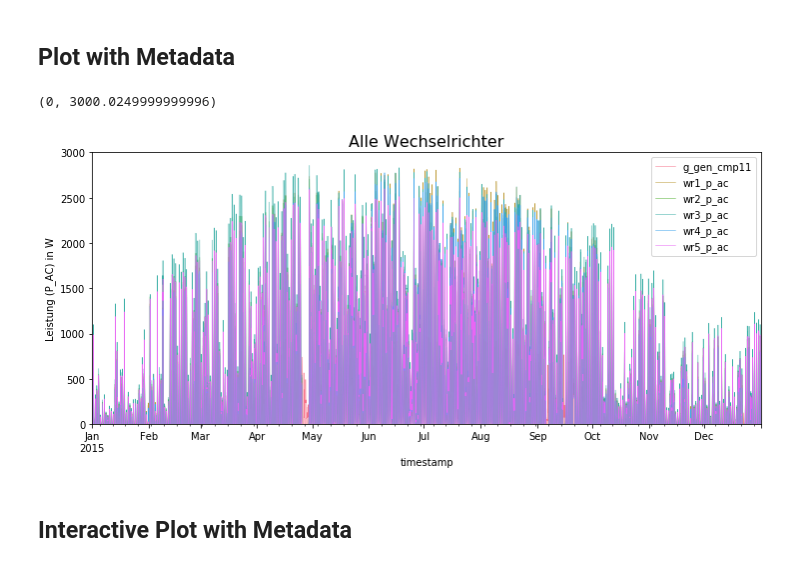
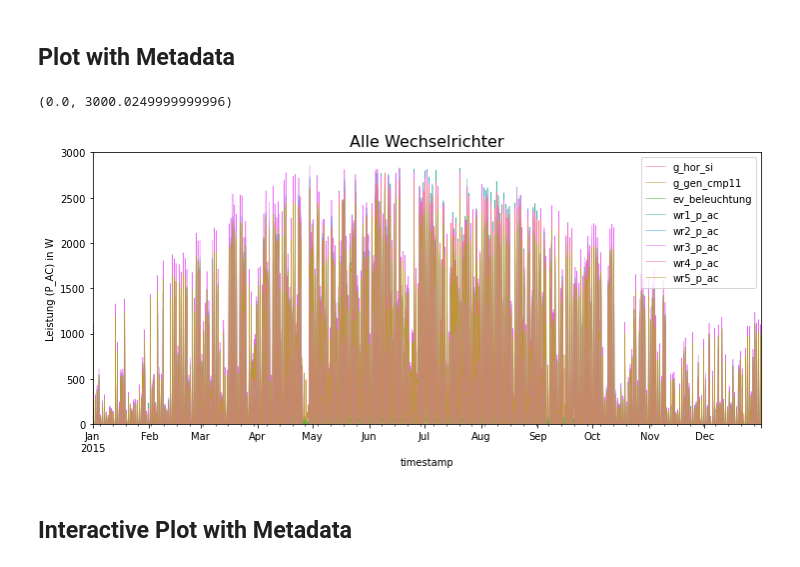
Before and after one commit to htw-pv3/weather-data, a Jupyter notebook: python/pv3_sonnja_db_wr.ipynb, the cells around one changed output. Drawn from its saved outputs; the diff is of its cells as text; code cells hidden in the pictures.

Commit message:
HOTFIX: Update jupy plots

```diff
--- a/python/pv3_sonnja_db_wr.ipynb
+++ b/python/pv3_sonnja_db_wr.ipynb
@@ -42,7 +42,7 @@ def postgres_session():
     print('Please provide connection parameters to database:\n' +
               'Hit [Enter] to take defaults')
     host = 'localhost' # input('host (default 130.226.55.43): ')
-    port = '5434' # input('port (default 5432): ')
+    port = '5432' # input('port (default 5432): ')
     database = 'sonnja_db' # input("database name (default 'reeem'): ")
     user = 'sonnja' # input('user (default postgres): ')
     # password = input('password: ')
@@ -109,7 +109,7 @@ Requires script: htw_pv3_postgresql_06_data_join.sql
 # %%
 # Database select (SQL)
 sql = text("""
-    SELECT  timestamp, g_gen_cmp11, wr1_p_ac, wr2_p_ac, wr3_p_ac, wr4_p_ac, wr5_p_ac   -- column
+    SELECT  timestamp, g_hor_si, g_gen_cmp11, ev_beleuchtung, wr1_p_ac, wr2_p_ac, wr3_p_ac, wr4_p_ac, wr5_p_ac   -- column
     FROM    pv3.pv3_time_sun_weather_allwr_2015_mview  -- table
     """)
 df = pd.read_sql_query(sql, con)
@@ -155,7 +155,7 @@ The important information from the above select (**df**) is collected in a Dicti
 # %%
 # Facts dict
 info_dict = {}
-info_dict['Filename'] = ['{}_pv3_sonnja_plot_all_wr'.format(pd.to_datetime('today').strftime("%Y-%m-%d"))]
+info_dict['Filename'] = ['{}_pv3_sonnja_db_wr'.format(pd.to_datetime('today').strftime("%Y-%m-%d"))]
 info_dict['Value'] = ['Leistung (P_AC)']
 info_dict['Unit'] = ['W']
 info_dict['Y-Axis'] = ['{} in {}'.format(*info_dict['Value'], *info_dict['Unit'])]
@@ -170,15 +170,15 @@ info_dict['Metadata'] = [meta_str]
 ## Plot with Metadata
 # %%
 sns.set_palette("husl")
-mfig = plt.figure(figsize=(12, 5))
+mfig_allwr = plt.figure(figsize=(12, 5))
 ax = plt.subplot()
 plt.title(*info_dict['Title'], fontsize=16)         # Title from info
 plt.ylabel(*info_dict['Y-Axis'])                    # Label from info
 df.resample('1H').mean().plot(ax=ax, lw=0.5, markeredgewidth=3)
 ax.set_ylim(ymin=0)
 # %% [output]
-(0, 3000.0249999999996)
+(0.0, 3000.0249999999996)
-[figure, old version]
+[figure, new version]
 # %% [markdown]
 ## Interactive Plot with Metadata
 # %%
```
Also changed, not shown: parts of 11 cells of this notebook.
